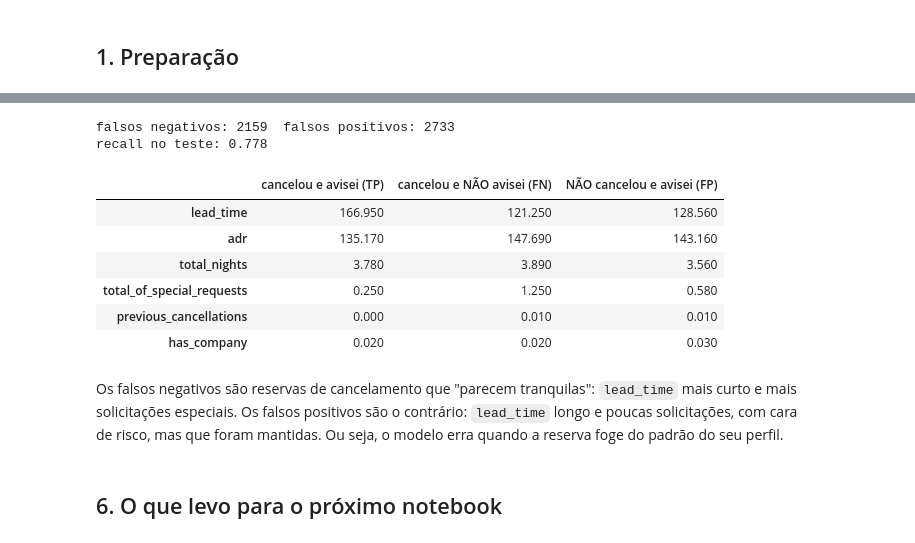
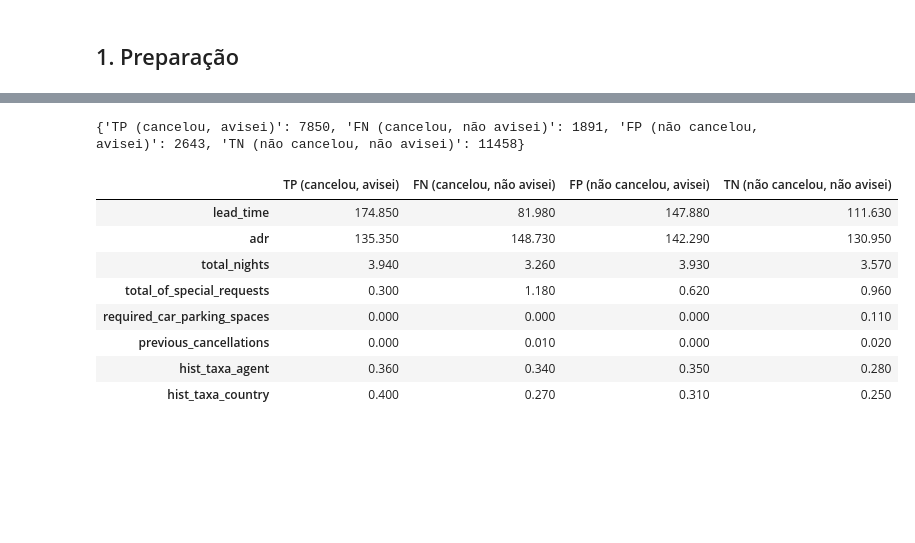
Before and after one commit to josepharroyoh/hotel-cancellation-ml, a Jupyter notebook: notebooks/08_explainability_error_analysis.ipynb, the cells around one changed output, grey strips where cells are left out. Cells and saved outputs as stored; diff of their text form; code cells hidden in the pictures; blank space fills up the shorter version.

```diff
--- a/notebooks/08_explainability_error_analysis.ipynb
+++ b/notebooks/08_explainability_error_analysis.ipynb
@@ -193,38 +284,29 @@ dtype: float32
 # %%
 teste = teste.copy()
 teste["prob"] = xgb.predict_proba(teste[variaveis])[:, 1]
 teste["pred"] = (teste["prob"] >= LIMIAR).astype(int)
+y = teste[ALVO]
 
-fn = teste[(teste[ALVO] == 1) & (teste["pred"] == 0)]   # cancelou, não avisei
-fp = teste[(teste[ALVO] == 0) & (teste["pred"] == 1)]   # avisei, não cancelou
-tp = teste[(teste[ALVO] == 1) & (teste["pred"] == 1)]
+grupos = {
+    "TP (cancelou, avisei)": teste[(y == 1) & (teste["pred"] == 1)],
+    "FN (cancelou, não avisei)": teste[(y == 1) & (teste["pred"] == 0)],
+    "FP (não cancelou, avisei)": teste[(y == 0) & (teste["pred"] == 1)],
+    "TN (não cancelou, não avisei)": teste[(y == 0) & (teste["pred"] == 0)],
+}
+print({nome: len(g) for nome, g in grupos.items()})
 
-print("falsos negativos:", len(fn), " falsos positivos:", len(fp))
-print("recall no teste:", round(len(tp) / (len(tp) + len(fn)), 3))
+cols = ["lead_time", "adr", "total_nights", "total_of_special_requests",
+        "required_car_parking_spaces", "previous_cancellations",
+        "hist_taxa_agent", "hist_taxa_country"]
+pd.DataFrame({nome: g[cols].mean() for nome, g in grupos.items()}).round(2)
 # %% [output]
-falsos negativos: 2159  falsos positivos: 2733
-recall no teste: 0.778
+{'TP (cancelou, avisei)': 7850, 'FN (cancelou, não avisei)': 1891, 'FP (não cancelou, avisei)': 2643, 'TN (não cancelou, não avisei)': 11458}
+|  | TP (cancelou, avisei) | FN (cancelou, não avisei) | FP (não cancelou, avisei) | TN (não cancelou, não avisei) |
+| lead_time | 174.850 | 81.980 | 147.880 | 111.630 |
+| adr | 135.350 | 148.730 | 142.290 | 130.950 |
+| total_nights | 3.940 | 3.260 | 3.930 | 3.570 |
+| total_of_special_requests | 0.300 | 1.180 | 0.620 | 0.960 |
+| required_car_parking_spaces | 0.000 | 0.000 | 0.000 | 0.110 |
+| previous_cancellations | 0.000 | 0.010 | 0.000 | 0.020 |
+| hist_taxa_agent | 0.360 | 0.340 | 0.350 | 0.280 |
+| hist_taxa_country | 0.400 | 0.270 | 0.310 | 0.250 |
-# %%
-cols = ["lead_time", "adr", "total_nights", "total_of_special_requests",
-        "previous_cancellations", "has_company"]
-pd.DataFrame({
-    "cancelou e avisei (TP)": tp[cols].mean(),
-    "cancelou e NÃO avisei (FN)": fn[cols].mean(),
-    "NÃO cancelou e avisei (FP)": fp[cols].mean(),
-}).round(2)
-# %% [output]
-|  | cancelou e avisei (TP) | cancelou e NÃO avisei (FN) | NÃO cancelou e avisei (FP) |
-| lead_time | 166.950 | 121.250 | 128.560 |
-| adr | 135.170 | 147.690 | 143.160 |
-| total_nights | 3.780 | 3.890 | 3.560 |
-| total_of_special_requests | 0.250 | 1.250 | 0.580 |
-| previous_cancellations | 0.000 | 0.010 | 0.010 |
-| has_company | 0.020 | 0.020 | 0.030 |
-# %% [markdown]
-Os falsos negativos são reservas de cancelamento que "parecem tranquilas":
-`lead_time` mais curto e mais solicitações especiais. Os falsos positivos são
-o contrário: `lead_time` longo e poucas solicitações, com cara de risco, mas
-que foram mantidas. Ou seja, o modelo erra quando a reserva foge do padrão do
-seu perfil.
-# %% [markdown]
-## 6. O que levo para o próximo notebook
```
Also changed, not shown: parts of 25 cells of this notebook.
